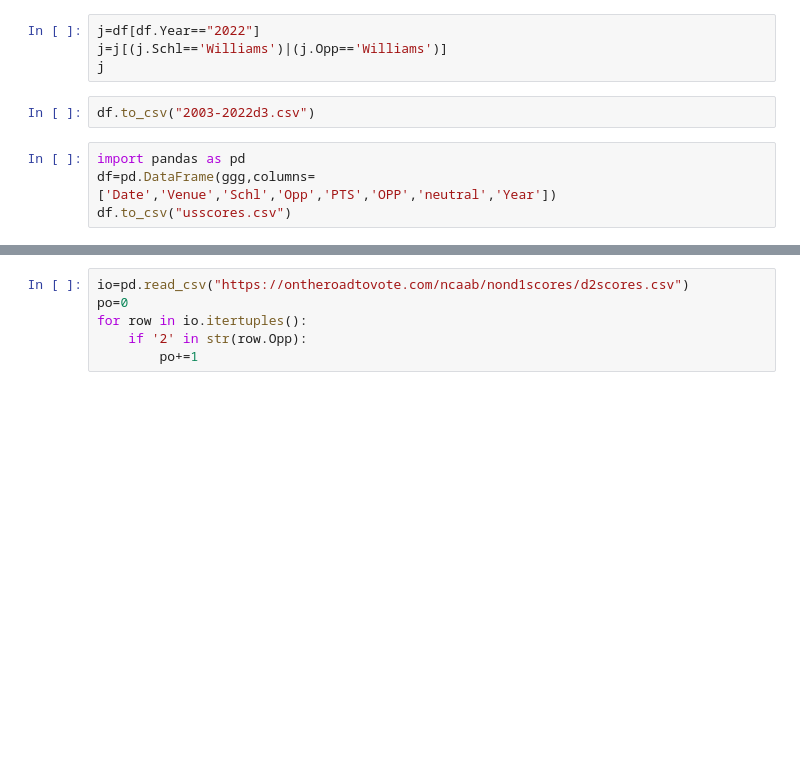
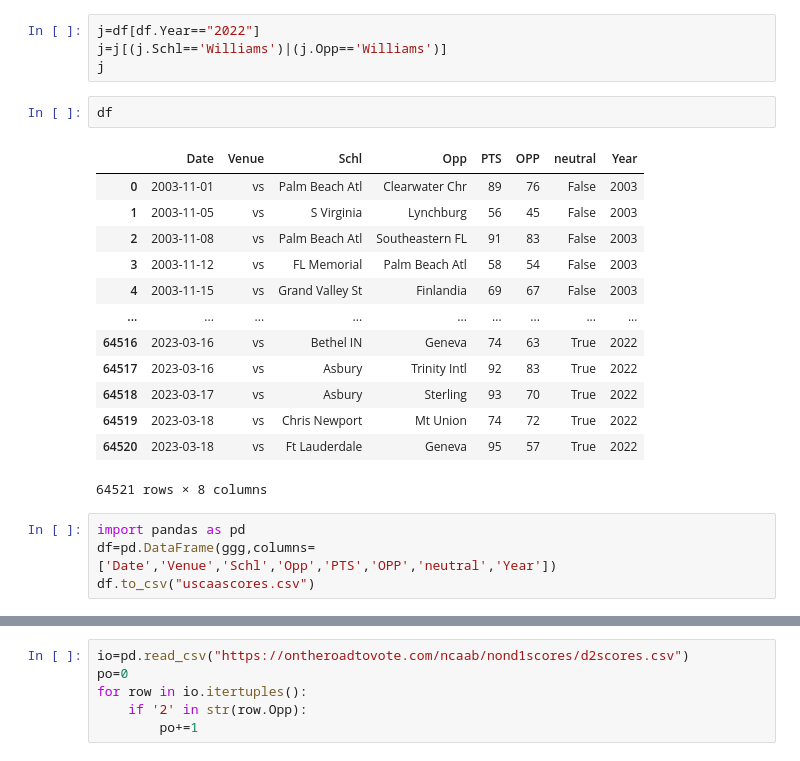
Before and after one commit to easella/ncaabelos, a Jupyter notebook: ncaab-for-free.ipynb, the cells around one changed output, grey strips where cells are left out. Cells and saved outputs as stored; diff of their text form; blank space fills up the shorter version.

```diff
--- a/ncaab-for-free.ipynb
+++ b/ncaab-for-free.ipynb
@@ -143,9 +145,23 @@ for key in us:
 j=df[df.Year=="2022"]
 j=j[(j.Schl=='Williams')|(j.Opp=='Williams')]
 j
-# %%
-df.to_csv("2003-2022d3.csv")
+# %%
+df
+# %% [output]
+|  | Date | Venue | Schl | Opp | PTS | OPP | neutral | Year |
+| 0 | 2003-11-01 | vs | Palm Beach Atl | Clearwater Chr | 89 | 76 | False | 2003 |
+| 1 | 2003-11-05 | vs | S Virginia | Lynchburg | 56 | 45 | False | 2003 |
+| 2 | 2003-11-08 | vs | Palm Beach Atl | Southeastern FL | 91 | 83 | False | 2003 |
+| 3 | 2003-11-12 | vs | FL Memorial | Palm Beach Atl | 58 | 54 | False | 2003 |
+| 4 | 2003-11-15 | vs | Grand Valley St | Finlandia | 69 | 67 | False | 2003 |
+| ... | ... | ... | ... | ... | ... | ... | ... | ... |
+| 64516 | 2023-03-16 | vs | Bethel IN | Geneva | 74 | 63 | True | 2022 |
+| 64517 | 2023-03-16 | vs | Asbury | Trinity Intl | 92 | 83 | True | 2022 |
+| 64518 | 2023-03-17 | vs | Asbury | Sterling | 93 | 70 | True | 2022 |
+| 64519 | 2023-03-18 | vs | Chris Newport | Mt Union | 74 | 72 | True | 2022 |
+| 64520 | 2023-03-18 | vs | Ft Lauderdale | Geneva | 95 | 57 | True | 2022 |
+64521 rows × 8 columns
 # %%
 import pandas as pd
 df=pd.DataFrame(ggg,columns=['Date','Venue','Schl','Opp','PTS','OPP','neutral','Year'])
-df.to_csv("usscores.csv")
+df.to_csv("uscaascores.csv")
```
Also changed, not shown: parts of 24 cells of this notebook.
